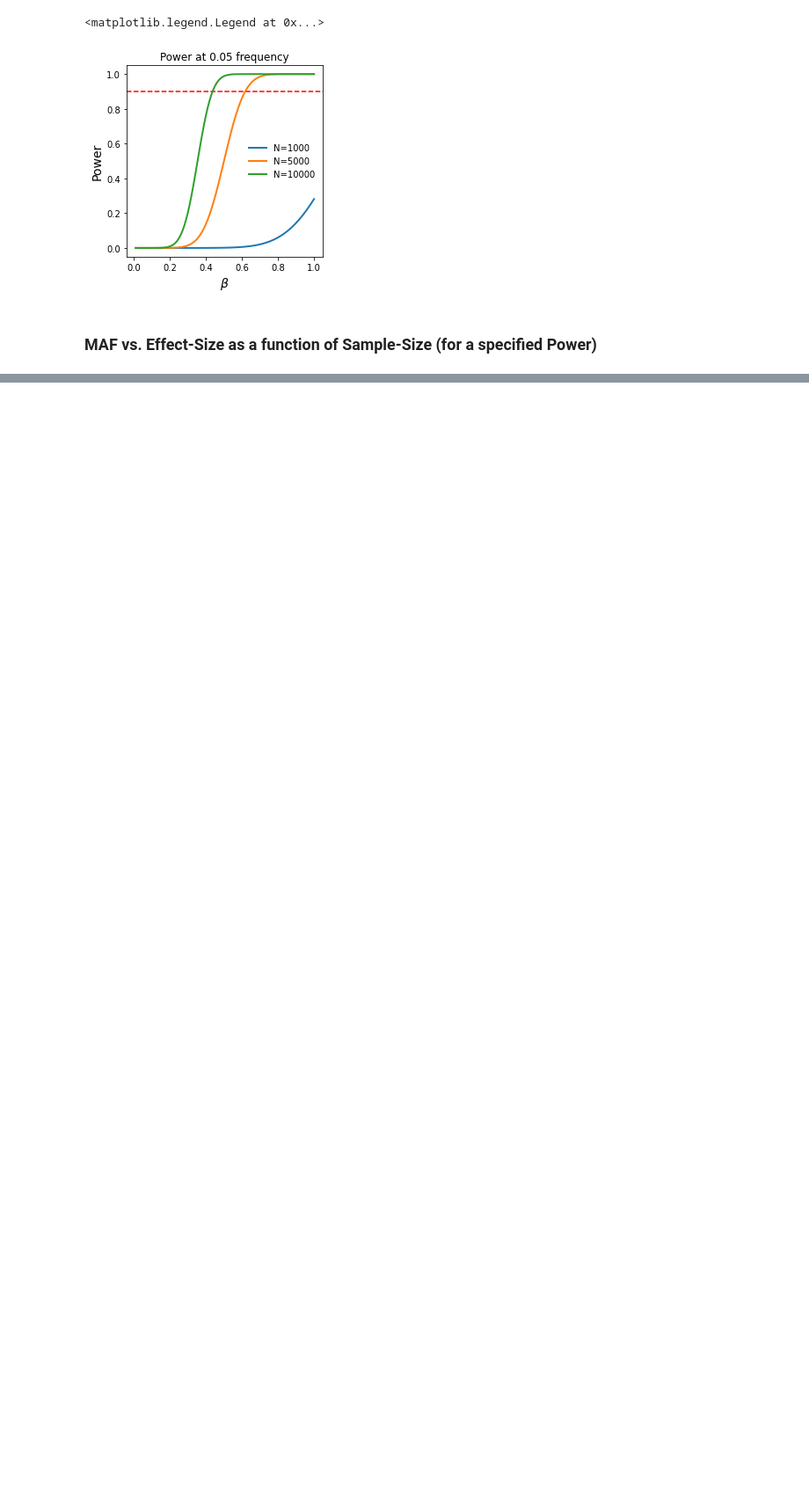
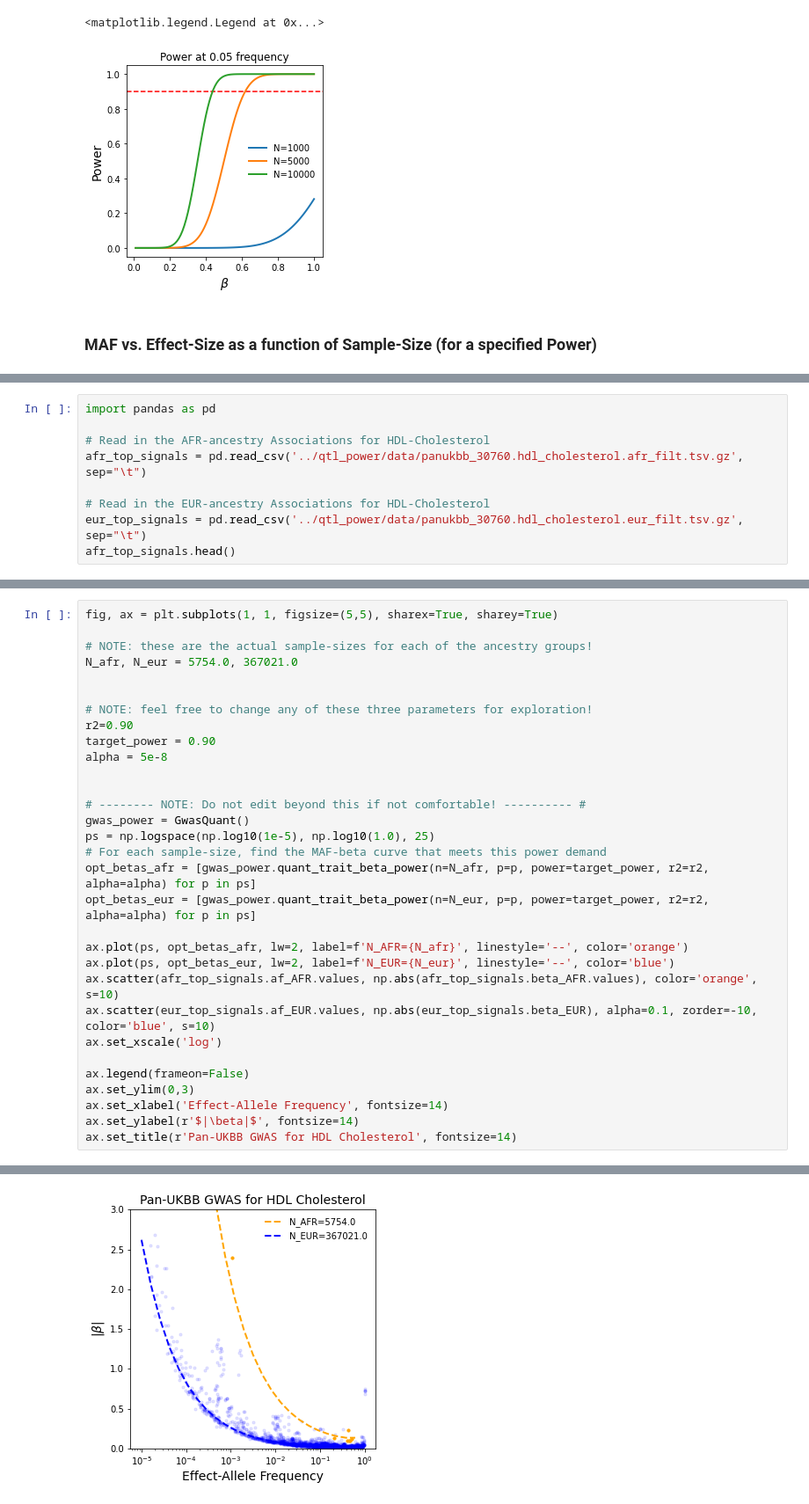
Before and after one commit to aabiddanda/qtl-power, a Jupyter notebook: notebooks/gwas_power.ipynb, the cells around one changed output, grey strips where cells are left out. Shown at 88% size. Cells and saved outputs as stored; diff of their text form; blank space fills up the shorter version.

Commit message:
feat: added in real-data predictions based on pan-UKBB summary statistics

```diff
--- a/notebooks/gwas_power.ipynb
+++ b/notebooks/gwas_power.ipynb
@@ -174,0 +179,9 @@ Text(0.5, 0, 'MAF')
+# %%
+import pandas as pd
+
+# Read in the AFR-ancestry Associations for HDL-Cholesterol
+afr_top_signals = pd.read_csv('../qtl_power/data/panukbb_30760.hdl_cholesterol.afr_filt.tsv.gz', sep="\t")
+
+# Read in the EUR-ancestry Associations for HDL-Cholesterol
+eur_top_signals = pd.read_csv('../qtl_power/data/panukbb_30760.hdl_cholesterol.eur_filt.tsv.gz', sep="\t")
+afr_top_signals.head()
@@ -174,0 +195,32 @@ Text(0.5, 0, 'MAF')
+# %%
+fig, ax = plt.subplots(1, 1, figsize=(5,5), sharex=True, sharey=True)
+
+# NOTE: these are the actual sample-sizes for each of the ancestry groups!
+N_afr, N_eur = 5754.0, 367021.0
+
+
+# NOTE: feel free to change any of these three parameters for exploration!
+r2=0.90
+target_power = 0.90
+alpha = 5e-8
+
+
+# -------- NOTE: Do not edit beyond this if not comfortable! ---------- #
+gwas_power = GwasQuant()
+ps = np.logspace(np.log10(1e-5), np.log10(1.0), 25)
+# For each sample-size, find the MAF-beta curve that meets this power demand
+opt_betas_afr = [gwas_power.quant_trait_beta_power(n=N_afr, p=p, power=target_power, r2=r2, alpha=alpha) for p in ps]
+opt_betas_eur = [gwas_power.quant_trait_beta_power(n=N_eur, p=p, power=target_power, r2=r2, alpha=alpha) for p in ps]
+
+ax.plot(ps, opt_betas_afr, lw=2, label=f'N_AFR={N_afr}', linestyle='--', color='orange')
+ax.plot(ps, opt_betas_eur, lw=2, label=f'N_EUR={N_eur}', linestyle='--', color='blue')
+ax.scatter(afr_top_signals.af_AFR.values, np.abs(afr_top_signals.beta_AFR.values), color='orange', s=10)
+ax.scatter(eur_top_signals.af_EUR.values, np.abs(eur_top_signals.beta_EUR), alpha=0.1, zorder=-10, color='blue', s=10)
+ax.set_xscale('log')
+
+ax.legend(frameon=False)
+ax.set_ylim(0,3)
+ax.set_xlabel('Effect-Allele Frequency', fontsize=14)
+ax.set_ylabel(r'$|\beta|$', fontsize=14)
+ax.set_title(r'Pan-UKBB GWAS for HDL Cholesterol', fontsize=14)
+# %% [output]
@@ -174,0 +228 @@ Text(0.5, 0, 'MAF')
+[figure, added]
```
Also changed, not shown: parts of 5 cells of this notebook.
